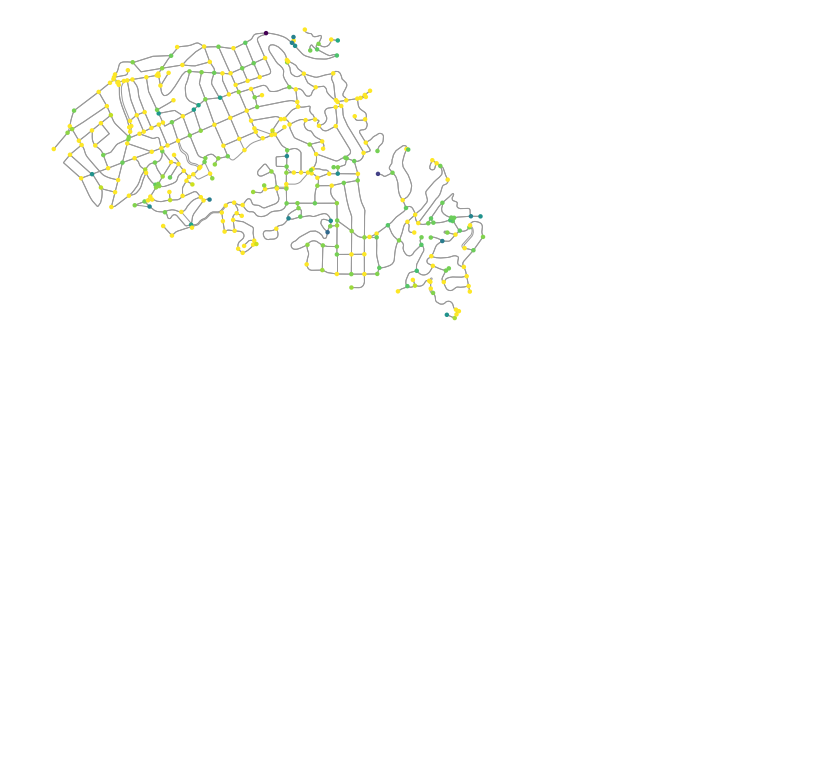
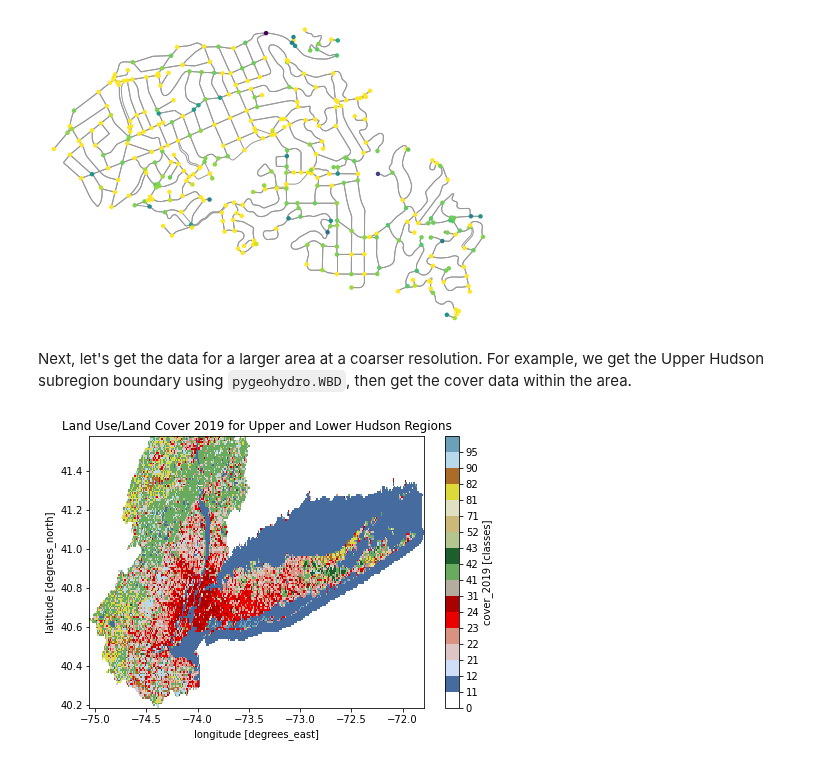
Before and after one commit to hyriver/HyRiver-examples, a Jupyter notebook: notebooks/nlcd.ipynb, the cells around one changed output. Saved outputs shown, nothing was run; the diff lists cells and outputs as text; code cells hidden in the pictures; blank space fills up the shorter version.

```diff
--- a/notebooks/nlcd.ipynb
+++ b/notebooks/nlcd.ipynb
@@ -89,3 +89,21 @@ fig, ax = ox.plot_graph(
 )
 # %% [output]
 [figure]
+# %% [markdown]
+Next, let's get the data for a larger area at a coarser resolution. For example, we get the Upper Hudson subregion boundary using `pygeohydro.WBD`, then get the cover data within the area.
+# %%
+wbd = gh.WBD("huc4")
+hud = wbd.byids("huc4", ["0202", "0203"])
+hud = hud.set_index("huc4")
+lulc = gh.nlcd_bygeom(hud, 1000, years={"cover": [2019]})
+# %%
+cmap, norm, levels = gh.plot.cover_legends()
+ax = lulc["0202"].cover_2019.plot(
+    size=5, cmap=cmap, levels=levels, cbar_kwargs={"ticks": levels[:-1]}
+)
+lulc["0203"].cover_2019.plot(
+    ax=ax.axes, cmap=cmap, levels=levels, add_colorbar=False
+)
+_ = ax.axes.set_title("Land Use/Land Cover 2019 for Upper and Lower Hudson Regions")
+# %% [output]
+[figure, added]
```
Also changed, not shown: parts of 6 cells of this notebook, 2 other files.
